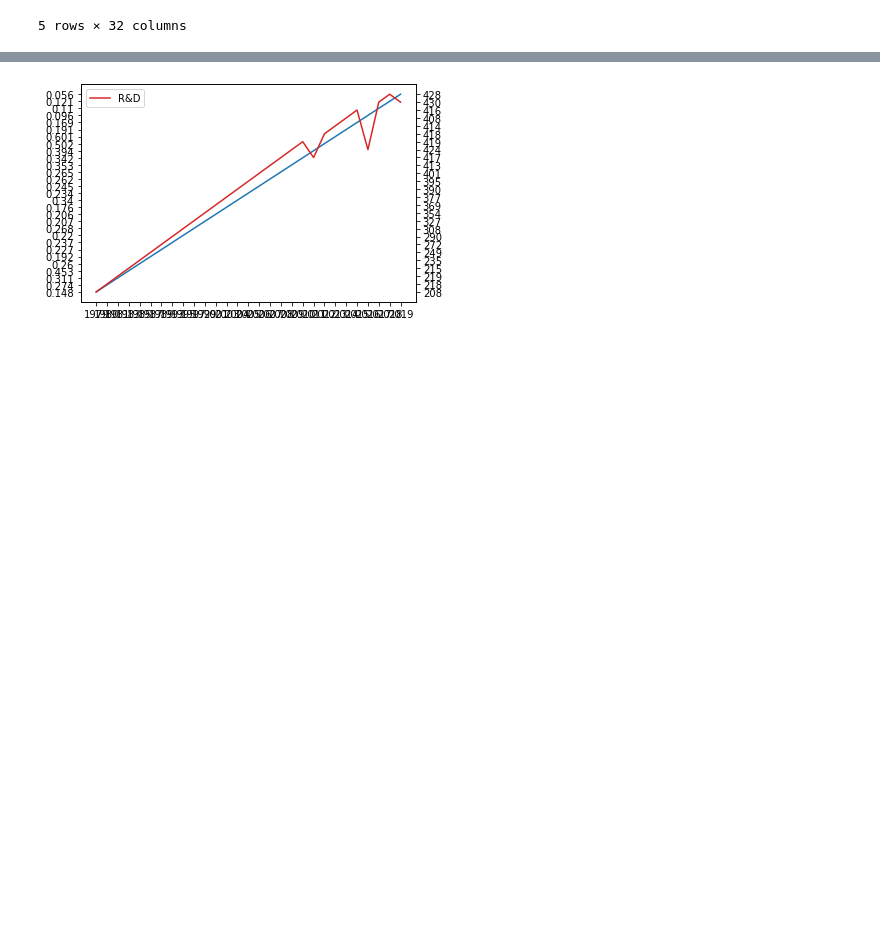
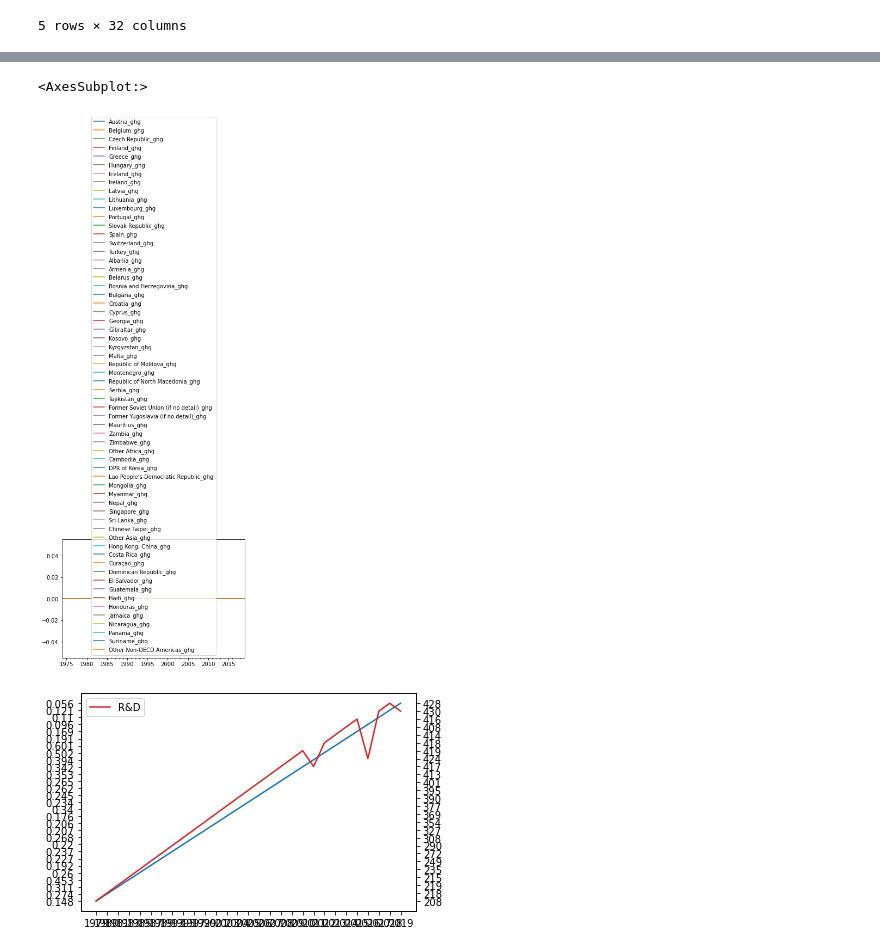
Before and after one commit to Adam-Omarali/BDC-Energy, a Jupyter notebook: InvestmentGHG.ipynb, the cells around one changed output, grey strips where cells are left out. Saved outputs shown, nothing was run; the diff lists cells and outputs as text; code cells hidden in the pictures; blank space fills up the shorter version.

```diff
--- a/InvestmentGHG.ipynb
+++ b/InvestmentGHG.ipynb
@@ -135,3 +176,8 @@ def getRdGhgList(country):
+# %%
+df.plot()
+# %% [output]
+<AxesSubplot:>
+[figure, added]
 # %%
 fig, ax1 = plt.subplots()
 
```
Also changed, not shown: parts of 7 cells of this notebook.
